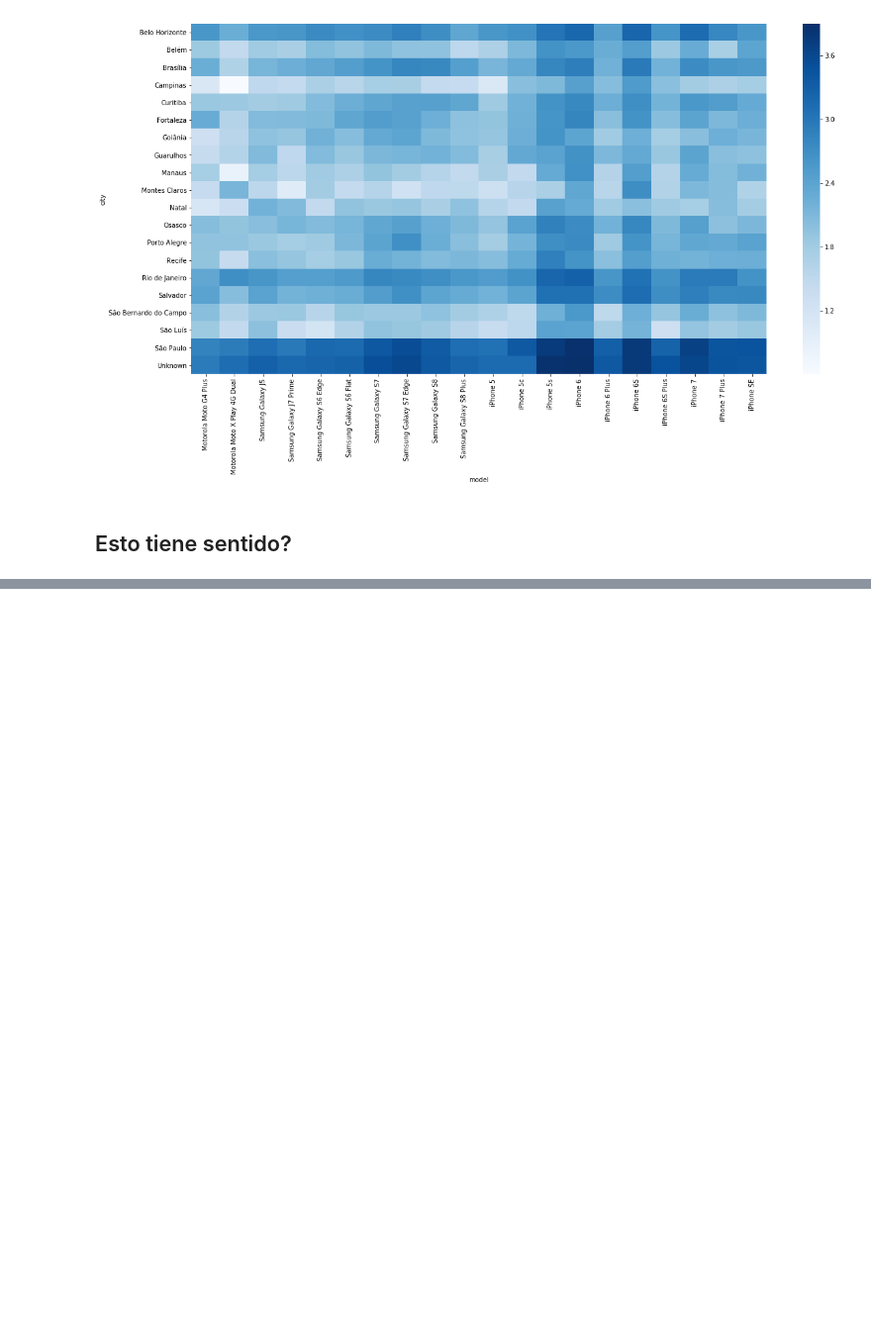
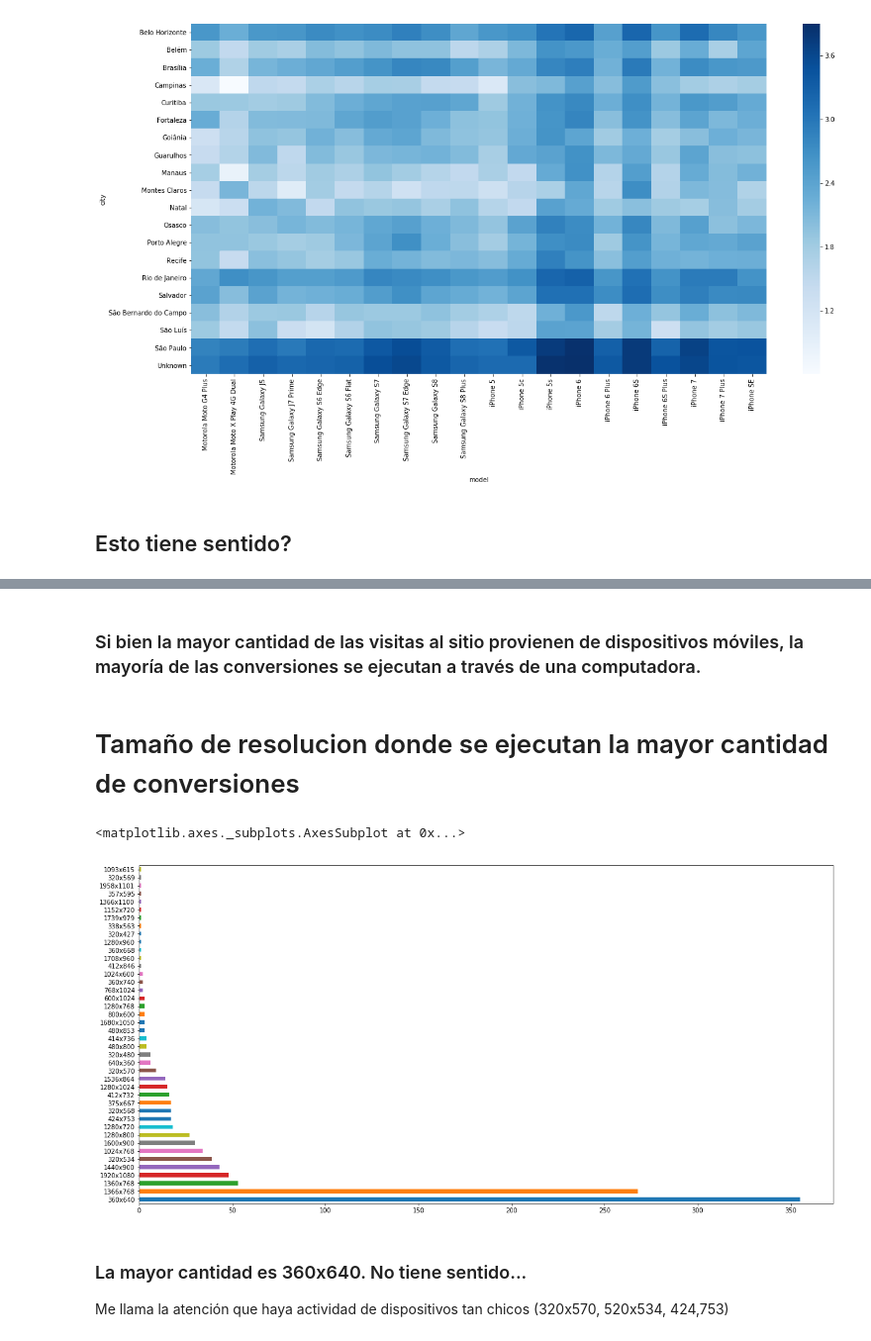
Before and after one commit to sebalogue/tp1-datos, a Jupyter notebook: src/Introduccion/joins.ipynb, the cells around one changed output, grey strips where cells are left out. Shown at 99% size. Cells and saved outputs as stored; diff of their text form; code cells hidden in the pictures; blank space fills up the shorter version.

```diff
--- a/src/Introduccion/joins.ipynb
+++ b/src/Introduccion/joins.ipynb
@@ -45,0 +62,13 @@ sns.heatmap(graf, cmap = 'Blues')
+# %% [markdown]
+### Si bien la mayor cantidad de las visitas al sitio provienen de dispositivos móviles, la mayoría de las conversiones se ejecutan a través de una computadora.
+# %% [markdown]
+# Tamaño de resolucion donde se ejecutan la mayor cantidad de conversiones
+# %%
+conversiones_merge.screen_resolution.value_counts().plot(kind = 'barh', figsize = (20, 10))
+# %% [output]
+<matplotlib.axes._subplots.AxesSubplot at 0x...>
+[figure, added]
+# %% [markdown]
+### La mayor cantidad es 360x640. No tiene sentido...
+
+Me llama la atención que haya actividad de dispositivos tan chicos (320x570, 520x534, 424,753)
```
Also changed, not shown: parts of 3 cells of this notebook, 1 other file.
